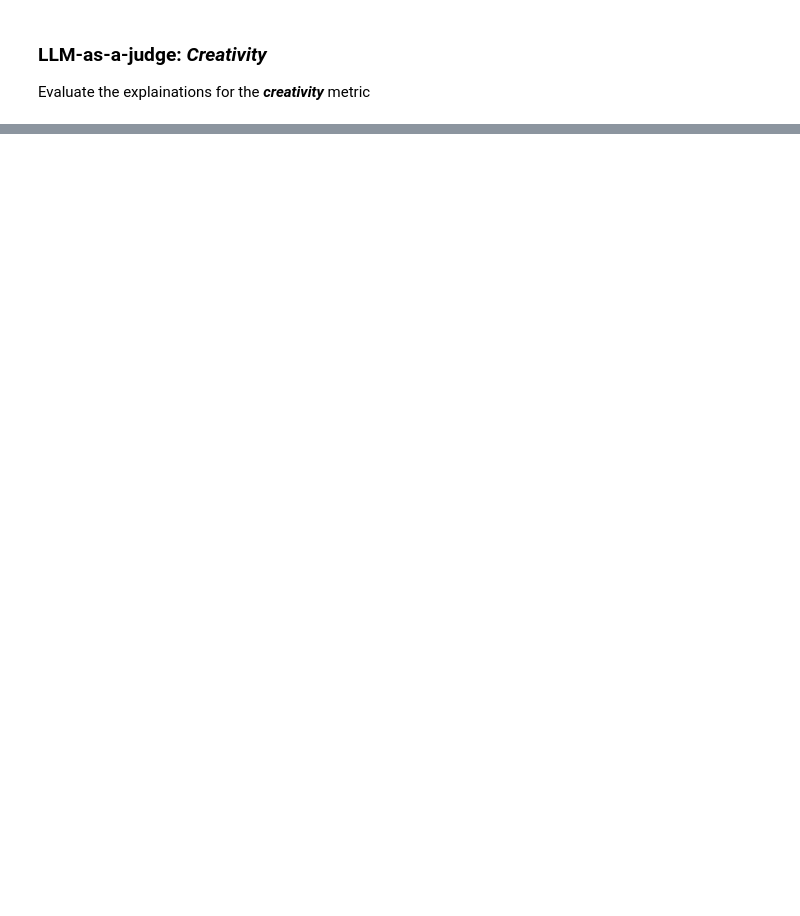
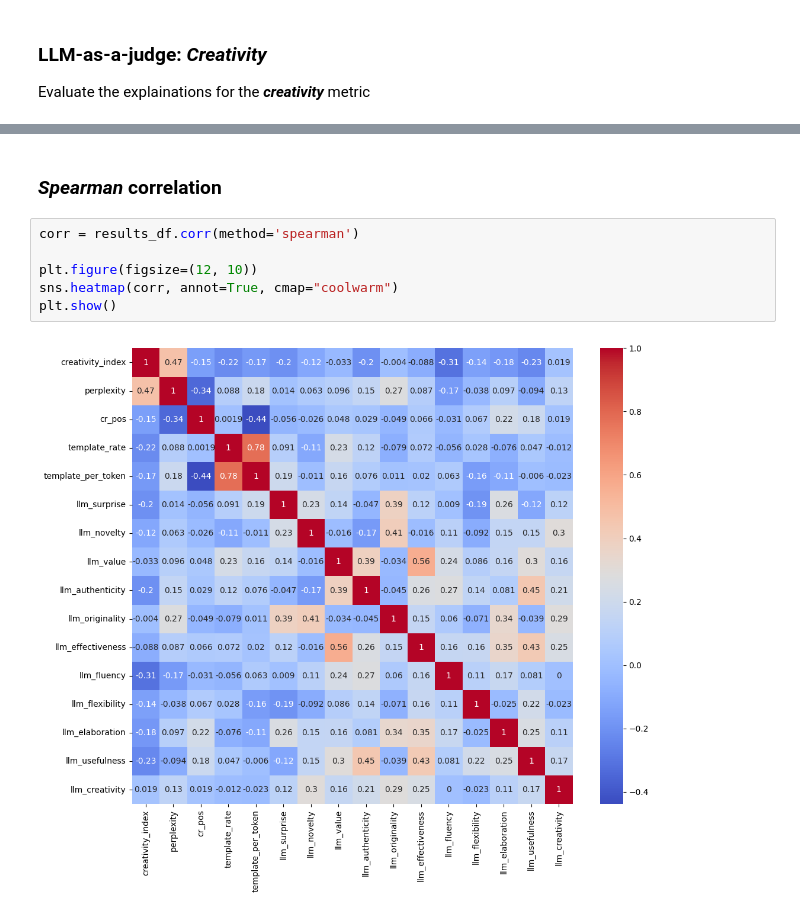
Before and after one commit to pante31/LLM_Creativity, a Jupyter notebook: results-review.ipynb, the cells around one changed output, grey strips where cells are left out. Drawn from its saved outputs; the diff is of its cells as text; blank space fills up the shorter version.

```diff
--- a/results-review.ipynb
+++ b/results-review.ipynb
@@ -194,0 +204,10 @@ creativity_list
+# %% [markdown]
+### ***Spearman* correlation**
+# %%
+corr = results_df.corr(method='spearman')
+
+plt.figure(figsize=(12, 10))
+sns.heatmap(corr, annot=True, cmap="coolwarm")
+plt.show()
+# %% [output]
+[figure, added]
```
Also changed, not shown: parts of 12 cells of this notebook.
